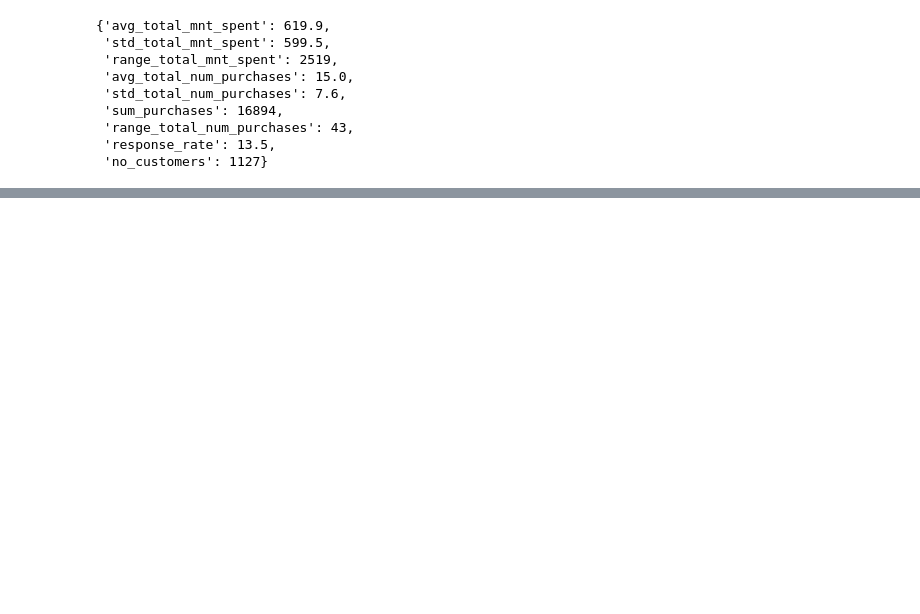
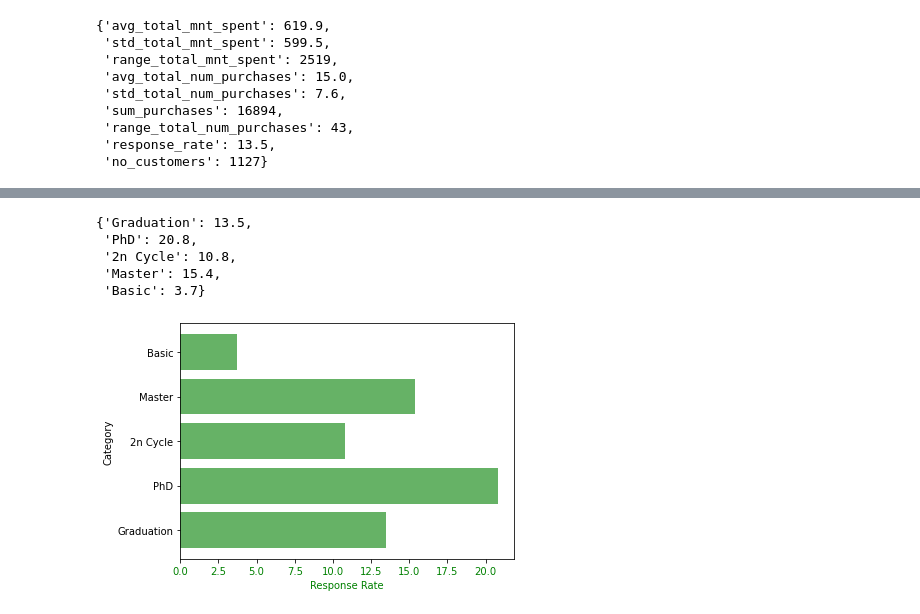
Before and after one commit to cameroncochrane/md_streamlit, a Jupyter notebook: Function_Creation.ipynb, the cells around one changed output, grey strips where cells are left out. Drawn from its saved outputs; the diff is of its cells as text; code cells hidden in the pictures; blank space fills up the shorter version.

```diff
--- a/Function_Creation.ipynb
+++ b/Function_Creation.ipynb
@@ -168,0 +317,39 @@ education_metrics['Graduation']
+# %%
+education_response_rates = extract_metric(education_metrics, 'response_rate')
+education_response_rates
+# %% [output]
+{'Graduation': 13.5,
+ 'PhD': 20.8,
+ '2n Cycle': 10.8,
+ 'Master': 15.4,
+ 'Basic': 3.7}
+# %%
+def plot_marketing_response(response_rates: dict) -> plt.Figure:
+    """
+    Plots the marketing response rates for each category level.
+
+    Parameters:
+    response_rates (dict): A dictionary where the keys are category levels (e.g., education levels) and the values are the response rates for each level.
+
+    Returns:
+    matplotlib.figure.Figure: The plot figure showing the response rates as a horizontal bar chart.
+
+    """
+
+    fig, ax1 = plt.subplots()
+
+    category_levels = list(response_rates.keys())
+    response_rate = list(response_rates.values())
+
+    ax1.barh(category_levels, response_rate, color='g', alpha=0.6, label='Response Rate')
+    ax1.set_xlabel('Response Rate', color='g')
+    ax1.set_ylabel('Category')
+    ax1.tick_params(axis='x', labelcolor='g')
+
+    fig.tight_layout()
+    return fig
+# %%
+education_response_rate_plot = plot_marketing_response(education_response_rates)
+education_response_rate_plot.show()
+# %% [output]
+[figure, added]
```
Also changed, not shown: parts of 21 cells of this notebook, 2 other files.
